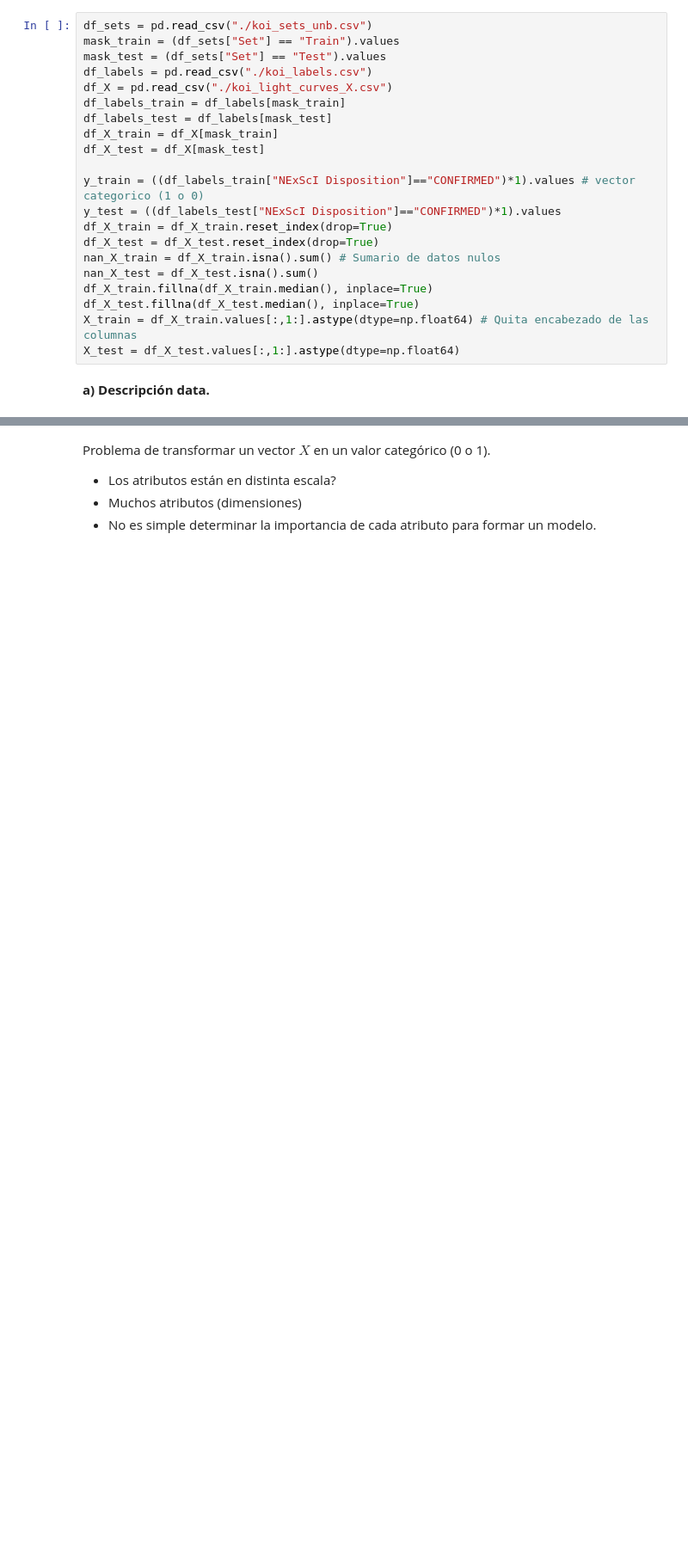
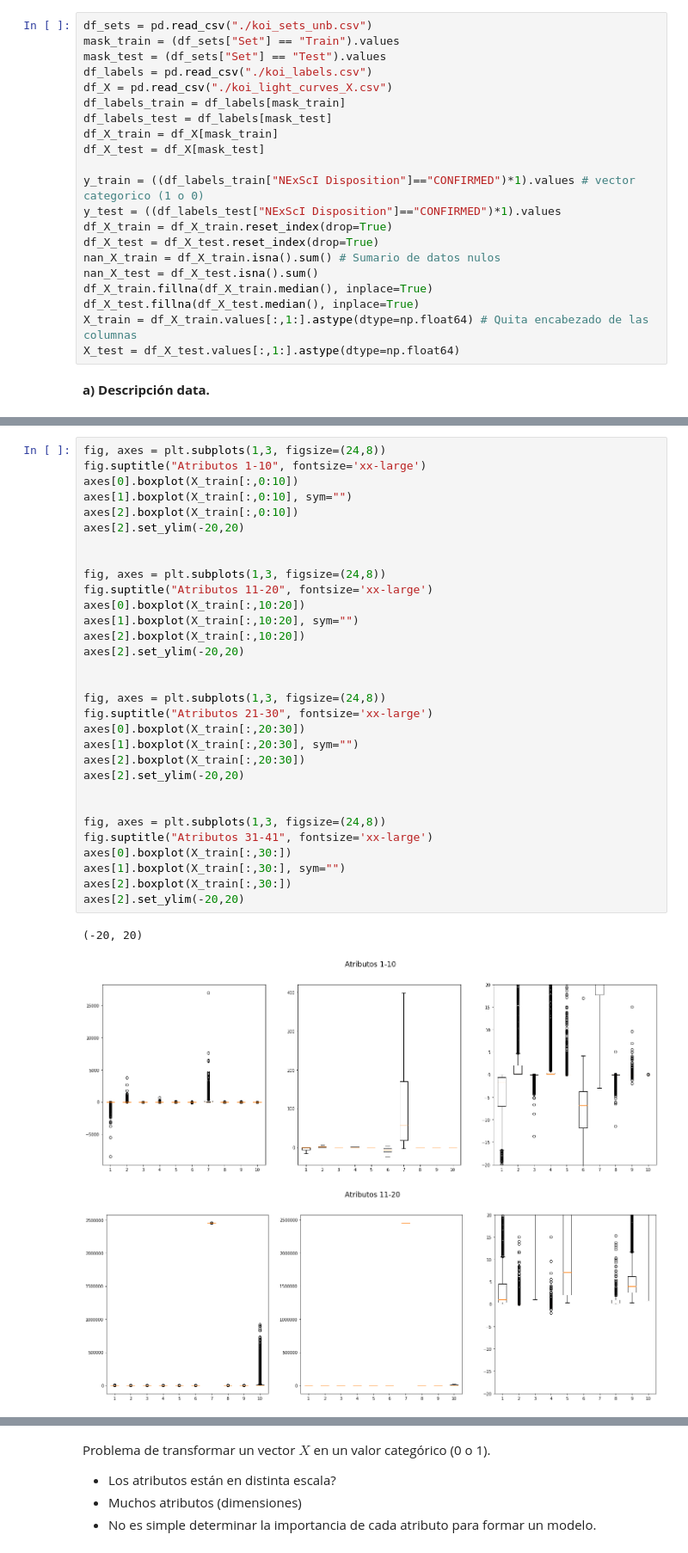
Before and after one commit to mibanez-parraguez/INF395-Tarea1, a Jupyter notebook: Tarea 1.ipynb, the cells around one changed output, grey strips where cells are left out. Shown at 86% size. Saved outputs shown, nothing was run; the diff lists cells and outputs as text; blank space fills up the shorter version.

Commit message:
1.a) demo de Boxplot; 1.e) graficos sigmoid

```diff
--- a/Tarea 1.ipynb
+++ b/Tarea 1.ipynb
@@ -91,0 +109,35 @@ df_X_train.describe()
+# %%
+fig, axes = plt.subplots(1,3, figsize=(24,8))
+fig.suptitle("Atributos 1-10", fontsize='xx-large')
+axes[0].boxplot(X_train[:,0:10])
+axes[1].boxplot(X_train[:,0:10], sym="")
+axes[2].boxplot(X_train[:,0:10])
+axes[2].set_ylim(-20,20)
+
+
+fig, axes = plt.subplots(1,3, figsize=(24,8))
+fig.suptitle("Atributos 11-20", fontsize='xx-large')
+axes[0].boxplot(X_train[:,10:20])
+axes[1].boxplot(X_train[:,10:20], sym="")
+axes[2].boxplot(X_train[:,10:20])
+axes[2].set_ylim(-20,20)
+
+
+fig, axes = plt.subplots(1,3, figsize=(24,8))
+fig.suptitle("Atributos 21-30", fontsize='xx-large')
+axes[0].boxplot(X_train[:,20:30])
+axes[1].boxplot(X_train[:,20:30], sym="")
+axes[2].boxplot(X_train[:,20:30])
+axes[2].set_ylim(-20,20)
+
+
+fig, axes = plt.subplots(1,3, figsize=(24,8))
+fig.suptitle("Atributos 31-41", fontsize='xx-large')
+axes[0].boxplot(X_train[:,30:])
+axes[1].boxplot(X_train[:,30:], sym="")
+axes[2].boxplot(X_train[:,30:])
+axes[2].set_ylim(-20,20)
+# %% [output]
+(-20, 20)
+[figure, added]
+[figure, added]
```
Also changed, not shown: parts of 4 cells of this notebook.
